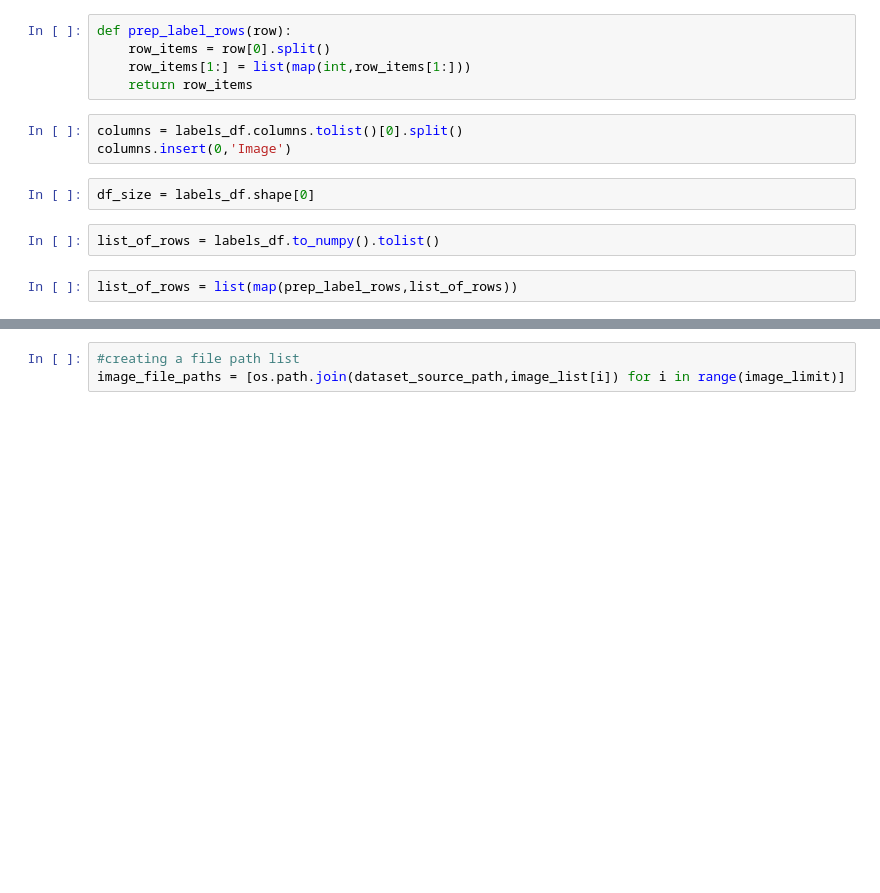
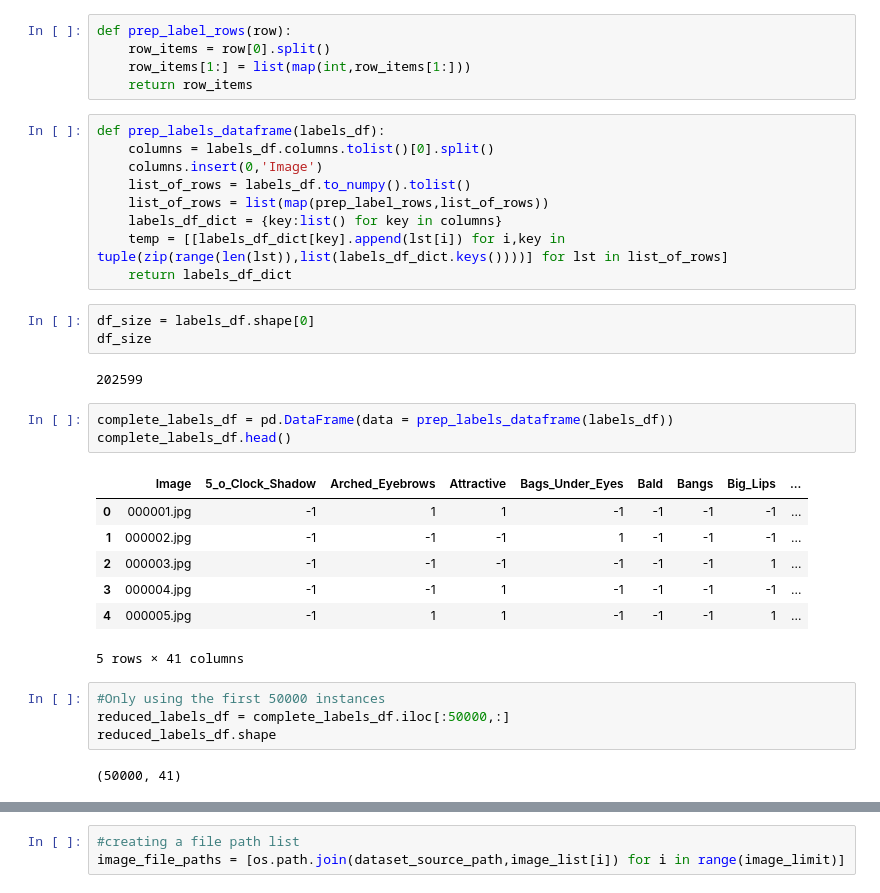
Before and after one commit to Pasindu19970808/Hands-on-Machine-Learning-Textbook-Exercises, a Jupyter notebook: DeepLearning_1/Celeb_A/Celeb_a.ipynb, the cells around one changed output, grey strips where cells are left out. Saved outputs shown, nothing was run; the diff lists cells and outputs as text; blank space fills up the shorter version.

```diff
--- a/DeepLearning_1/Celeb_A/Celeb_a.ipynb
+++ b/DeepLearning_1/Celeb_A/Celeb_a.ipynb
@@ -28,12 +36,34 @@ def prep_label_rows(row):
     row_items = row[0].split()
     row_items[1:] = list(map(int,row_items[1:]))
     return row_items
-# %%
-columns = labels_df.columns.tolist()[0].split()
-columns.insert(0,'Image')
+# %%
+def prep_labels_dataframe(labels_df):
+    columns = labels_df.columns.tolist()[0].split()
+    columns.insert(0,'Image')
+    list_of_rows = labels_df.to_numpy().tolist()
+    list_of_rows = list(map(prep_label_rows,list_of_rows))
+    labels_df_dict = {key:list() for key in columns}
+    temp = [[labels_df_dict[key].append(lst[i]) for i,key in tuple(zip(range(len(lst)),list(labels_df_dict.keys())))] for lst in list_of_rows]
+    return labels_df_dict
 # %%
 df_size = labels_df.shape[0]
+df_size
+# %% [output]
+202599
-# %%
-list_of_rows = labels_df.to_numpy().tolist()
-# %%
-list_of_rows = list(map(prep_label_rows,list_of_rows))
+# %%
+complete_labels_df = pd.DataFrame(data = prep_labels_dataframe(labels_df))
+complete_labels_df.head()
+# %% [output]
+|  | Image | 5_o_Clock_Shadow | Arched_Eyebrows | Attractive | Bags_Under_Eyes | Bald | Bangs | Big_Lips | ... |
+| 0 | 000001.jpg | -1 | 1 | 1 | -1 | -1 | -1 | -1 | ... |
+| 1 | 000002.jpg | -1 | -1 | -1 | 1 | -1 | -1 | -1 | ... |
+| 2 | 000003.jpg | -1 | -1 | -1 | -1 | -1 | -1 | 1 | ... |
+| 3 | 000004.jpg | -1 | -1 | 1 | -1 | -1 | -1 | -1 | ... |
+| 4 | 000005.jpg | -1 | 1 | 1 | -1 | -1 | -1 | 1 | ... |
+5 rows × 41 columns
+# %%
+#Only using the first 50000 instances
+reduced_labels_df = complete_labels_df.iloc[:50000,:]
+reduced_labels_df.shape
+# %% [output]
+(50000, 41)
```
Also changed, not shown: parts of 18 cells of this notebook.
